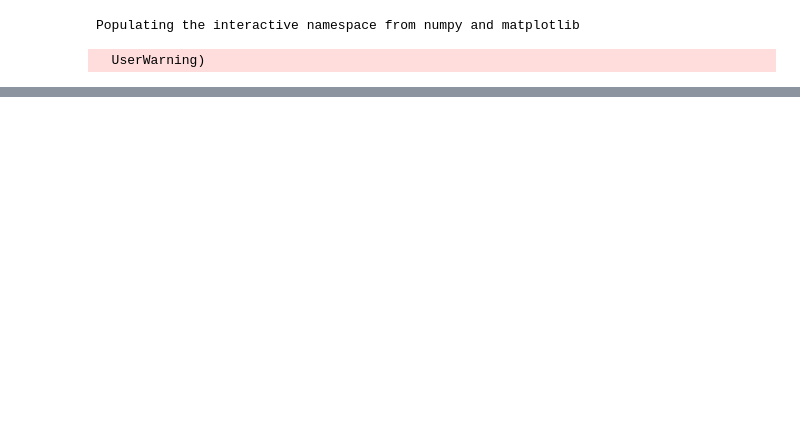
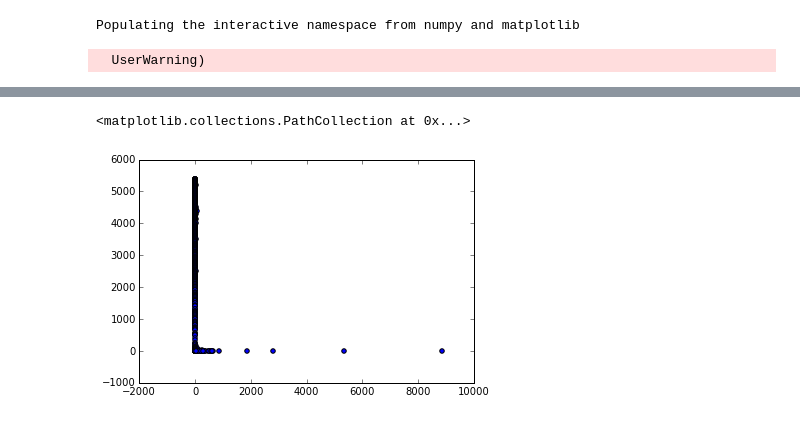
Before and after one commit to antogranell/gdax, a Jupyter notebook: gdx.ipynb, the cells around one changed output, grey strips where cells are left out. Drawn from its saved outputs; the diff is of its cells as text; code cells hidden in the pictures; blank space fills up the shorter version.

```diff
--- a/gdx.ipynb
+++ b/gdx.ipynb
@@ -69,5 +92,7 @@ plt.scatter(x_, y_)
 # %%
-dfag = aggr_order_book3(x)
 x_ = dfag['bids_size']
 y_ = dfag['bids_price']
 plt.scatter(x_, y_)
+# %% [output]
+<matplotlib.collections.PathCollection at 0x...>
+[figure, added]
```
Also changed, not shown: parts of 9 cells of this notebook.
